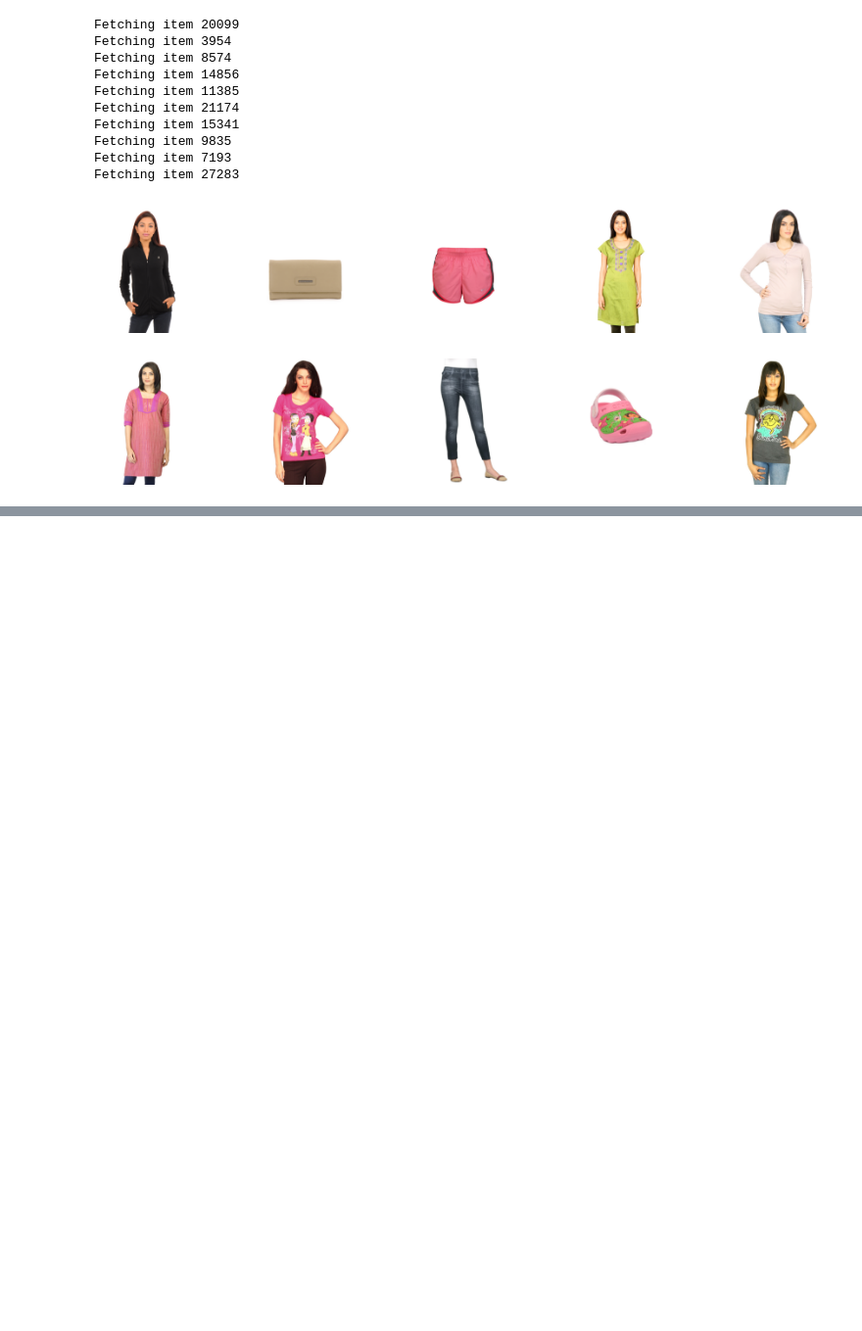
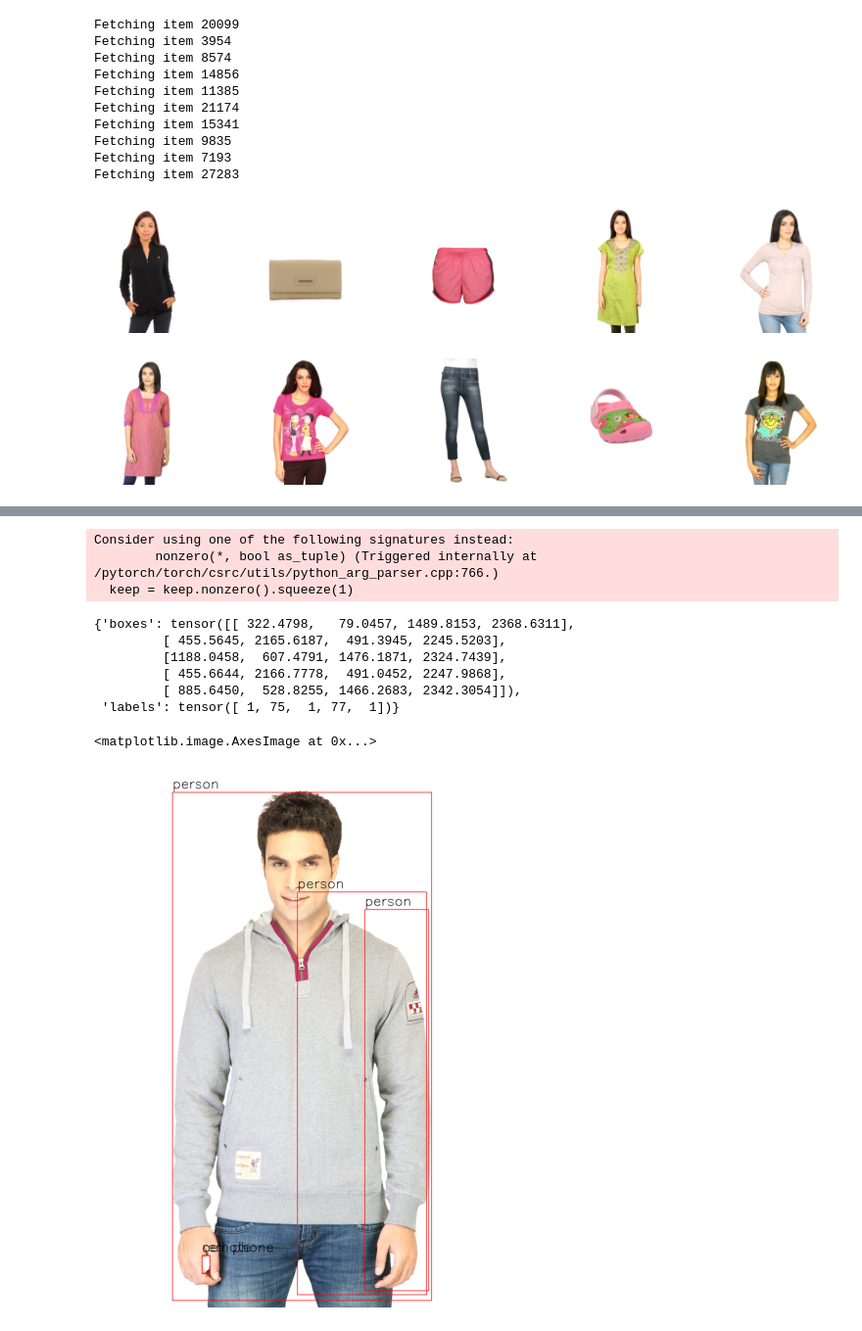
Before and after one commit to Villux/homework, a Jupyter notebook: experiment.ipynb, the cells around one changed output, grey strips where cells are left out. Shown: that part at 98% size. Saved outputs shown, nothing was run; the diff lists cells and outputs as text; code cells hidden in the pictures; blank space fills up the shorter version.

```diff
--- a/experiment.ipynb
+++ b/experiment.ipynb
@@ -83,0 +114,61 @@ Fetching item 27283
+# %%
+img = mpimg.imread(api.list_folder('year2011')['images'][2])
+# %%
+img_t = transforms.ToTensor()(img).to(0)
+batch_t = torch.unsqueeze(img_t, 0)
+# %%
+import gc
+prediction = {'boxes':[],'labels':[]}
+with torch.no_grad():
+    temp = model_ft(batch_t)
+    prediction = {'boxes':temp[0]['boxes'].to('cpu'),'labels':temp[0]['labels'].to('cpu')}
+    del temp
+    torch.cuda.empty_cache()
+    gc.collect()
+# %% [output]
+Consider using one of the following signatures instead:
+        nonzero(*, bool as_tuple) (Triggered internally at  /pytorch/torch/csrc/utils/python_arg_parser.cpp:766.)
+  keep = keep.nonzero().squeeze(1)
+# %%
+prediction
+# %% [output]
+{'boxes': tensor([[ 322.4798,   79.0457, 1489.8153, 2368.6311],
+         [ 455.5645, 2165.6187,  491.3945, 2245.5203],
+         [1188.0458,  607.4791, 1476.1871, 2324.7439],
+         [ 455.6644, 2166.7778,  491.0452, 2247.9868],
+         [ 885.6450,  528.8255, 1466.2683, 2342.3054]]),
+ 'labels': tensor([ 1, 75,  1, 77,  1])}
+# %%
+COCO_INSTANCE_CATEGORY_NAMES = [
+    '__background__', 'person', 'bicycle', 'car', 'motorcycle', 'airplane', 'bus',
+    'train', 'truck', 'boat', 'traffic light', 'fire hydrant', 'N/A', 'stop sign',
+    'parking meter', 'bench', 'bird', 'cat', 'dog', 'horse', 'sheep', 'cow',
+    'elephant', 'bear', 'zebra', 'giraffe', 'N/A', 'backpack', 'umbrella', 'N/A', 'N/A',
+    'handbag', 'tie', 'suitcase', 'frisbee', 'skis', 'snowboard', 'sports ball',
+    'kite', 'baseball bat', 'baseball glove', 'skateboard', 'surfboard', 'tennis racket',
+    'bottle', 'N/A', 'wine glass', 'cup', 'fork', 'knife', 'spoon', 'bowl',
+    'banana', 'apple', 'sandwich', 'orange', 'broccoli', 'carrot', 'hot dog', 'pizza',
+    'donut', 'cake', 'chair', 'couch', 'potted plant', 'bed', 'N/A', 'dining table',
+    'N/A', 'N/A', 'toilet', 'N/A', 'tv', 'laptop', 'mouse', 'remote', 'keyboard', 'cell phone',
+    'microwave', 'oven', 'toaster', 'sink', 'refrigerator', 'N/A', 'book',
+    'clock', 'vase', 'scissors', 'teddy bear', 'hair drier', 'toothbrush'
+]
+# %%
+import cv2
+
+for i in range(len(prediction['boxes'])):
+    x1, x2, x3, x4 = map(int, prediction['boxes'][i].tolist())
+    cl = prediction['labels'][i]
+
+    (test_width, text_height), baseline = cv2.getTextSize(COCO_INSTANCE_CATEGORY_NAMES[cl],
+                                                              cv2.FONT_HERSHEY_SIMPLEX,
+                                                              2, 1)
+    cv2.rectangle(img, (x1, x2), (x3, x4), (255, 0, 0), 2)
+    cv2.putText(img, COCO_INSTANCE_CATEGORY_NAMES[cl], (x1, x2 - baseline), cv2.FONT_HERSHEY_SIMPLEX, 2, (0, 0, 0), 2)
+
+plt.figure(figsize=(8,10))
+plt.axis('off')
+plt.imshow(img)
+# %% [output]
+<matplotlib.image.AxesImage at 0x...>
+[figure, added]
```
Also changed, not shown: parts of 4 cells of this notebook, 2 other files.
